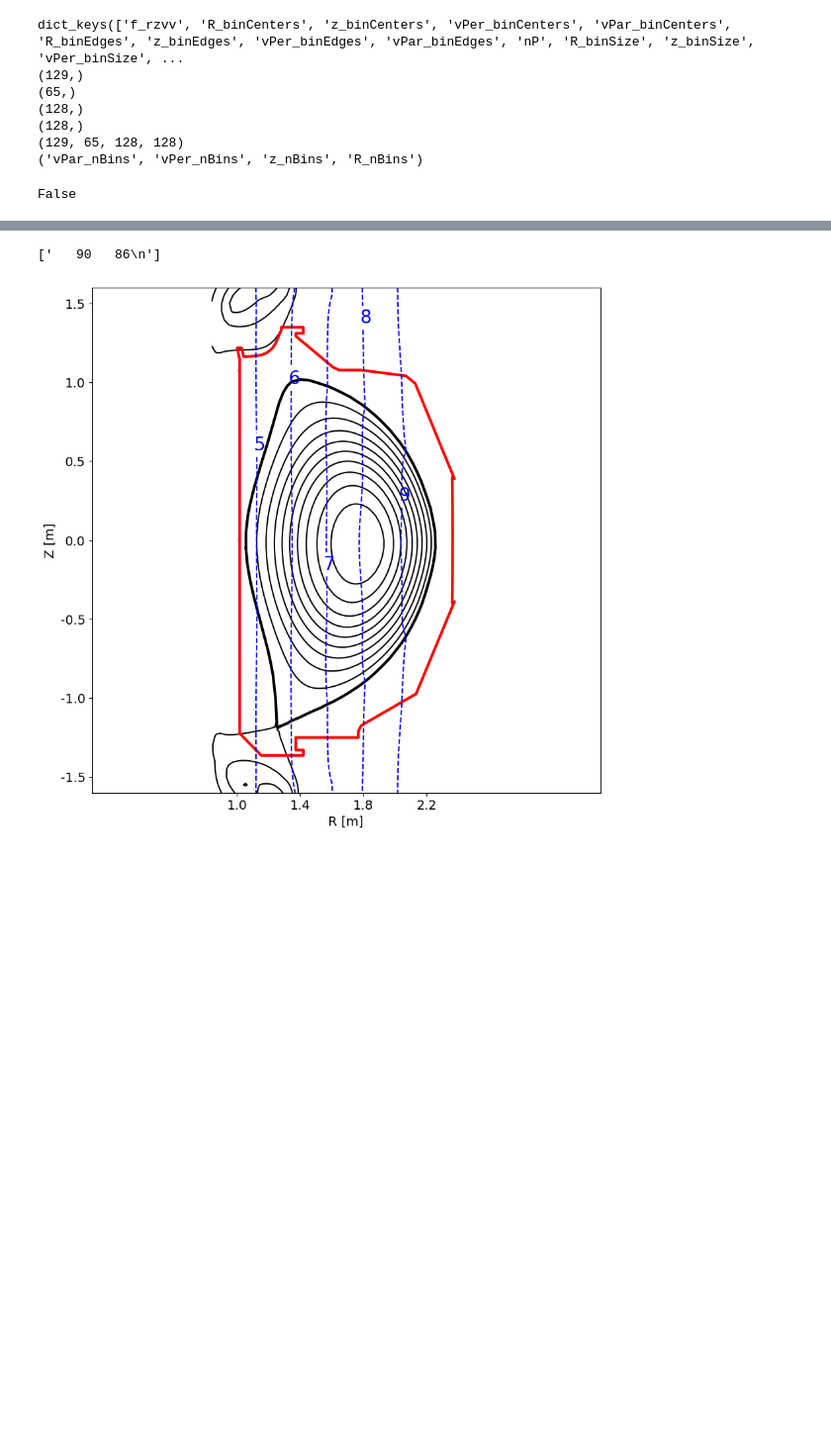
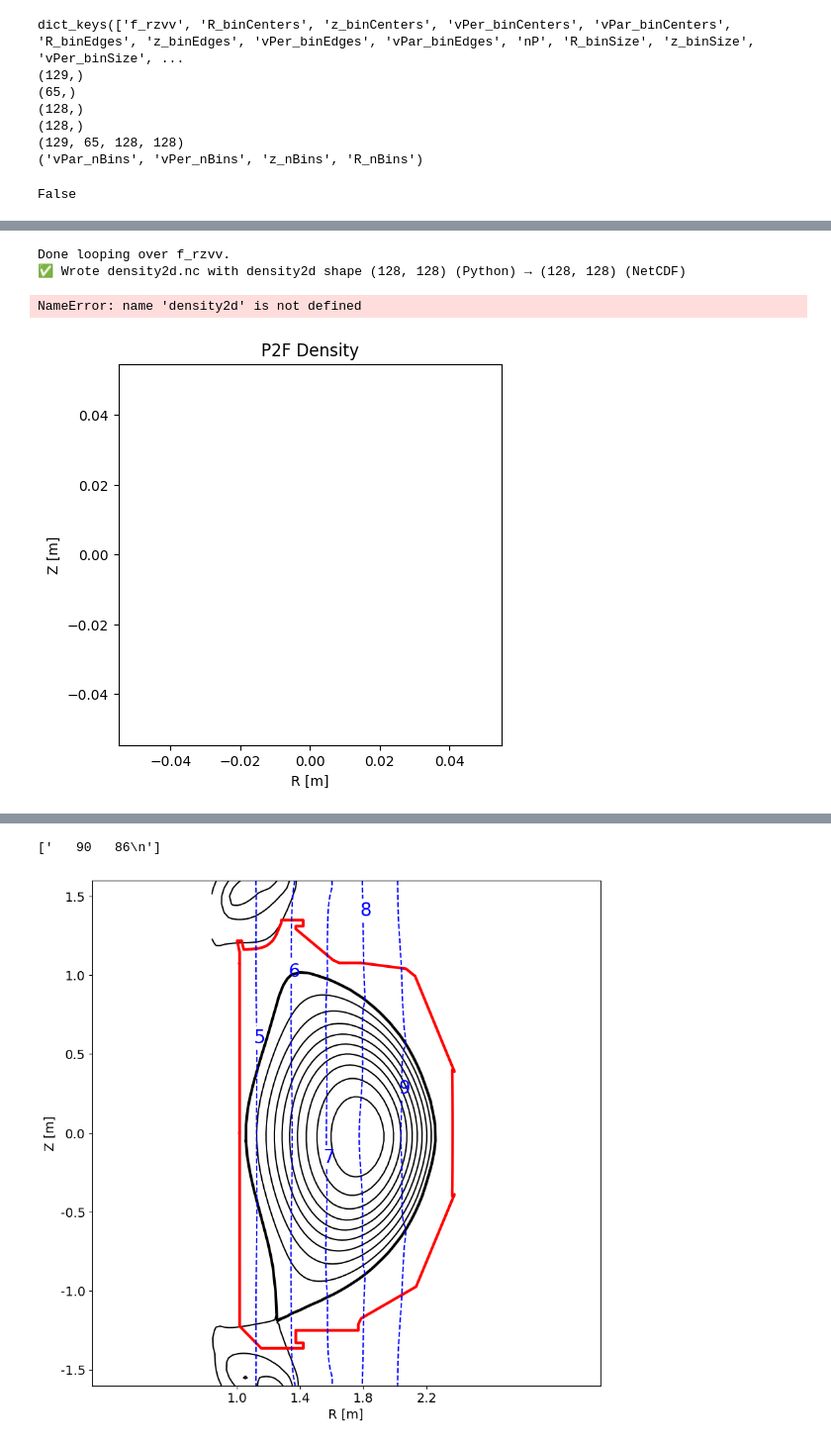
Before and after one commit to vandelij/aorsa_cql_mcgo_toolkit, a Jupyter notebook: shots/147634/mcgo_setup_and_pp_work.ipynb, the cells around one changed output, grey strips where cells are left out. Shown at 99% size. Cells and saved outputs as stored; diff of their text form; code cells hidden in the pictures; blank space fills up the shorter version.

```diff
--- a/shots/147634/mcgo_setup_and_pp_work.ipynb
+++ b/shots/147634/mcgo_setup_and_pp_work.ipynb
@@ -291,2 +626,40 @@ mcgo_pp.p2f_plot_density_RZ(figsize=(8,8))
+# %%
+# now, apply the above functions to produce density file, and read it
+density_save_file='density2d.nc'
+# read the saved p2f.nc file, integrate, and then save 2d density
+read_4df_and_save_density_2d(distribution_function_file=p2f_out_file, density_save_file=density_save_file)
+
+# load up the density to compare
+Rden, Zden, density2d = read_density2d_nc(filename=density_save_file)
+# %% [output]
+Done looping over f_rzvv.
+✅ Wrote density2d.nc with density2d shape (128, 128) (Python) → (128, 128) (NetCDF)
+# %%
+# plot the density integrated
+fig, ax = plt.subplots(figsize=(5,5))
+
+ax.axis('equal')
+ax.set_xlabel('R [m]')
+ax.set_ylabel('Z [m]')
+ax.set_title('P2F Density')
+
+# convert from 1/cm^3 to 1/m^3
+contour = ax.contourf(mcgo_pp.p2f_rbin_centers, mcgo_pp.p2f_zbin_centers, density2d.T, levels=100, cmap='jet')
+fig.colorbar(contour, ax=ax, label=r'Density [m$^{-3}$]')
+ax.plot(mcgo_pp.eqdsk["rlim"], mcgo_pp.eqdsk["zlim"], color="red", linewidth=1)
+ax.plot(mcgo_pp.eqdsk["rbbbs"], mcgo_pp.eqdsk["zbbbs"], color="black", linewidth=1, linestyle='--')
+
+# iRcheck = 27
+# iZcheck = 0
+# ax.scatter(Rden[iRcheck], Zden[iZcheck], color='red', marker='*')
+# print(density2d[iRcheck, iZcheck])
+
+ax.axhline(y=1.07, color='purple', linewidth='1')
+ax.axhline(y=-1.26, color='purple', linewidth='1')
+ax.axvline(x=1.022, color='purple', linewidth='1')
+ax.axvline(x=2.317, color='purple', linewidth='1')
+# %% [output]
+NameError: name 'density2d' is not defined
+[figure, added]
 # %%
 # plot the velocity distribution function
```
Also changed, not shown: parts of 21 cells of this notebook, 4 other files.
